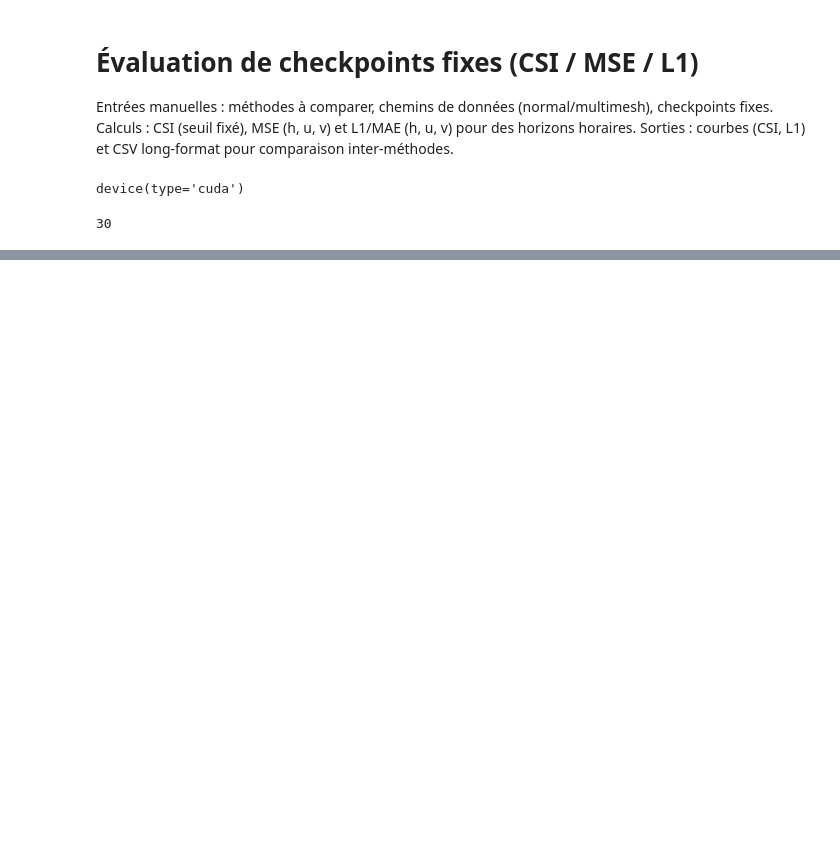
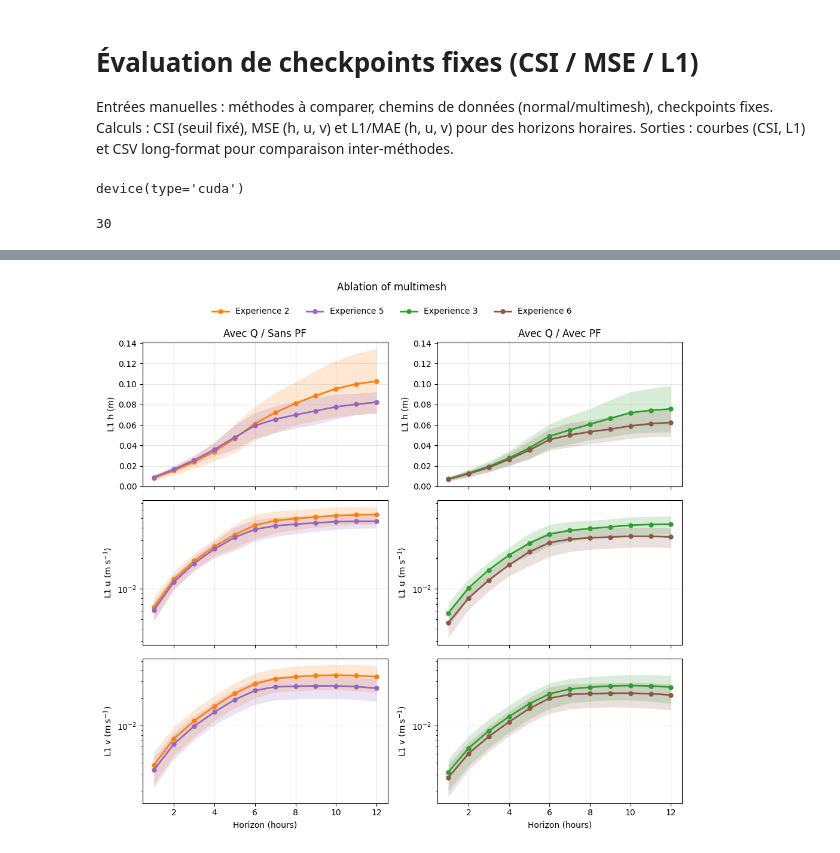
Before and after one commit to vmerc/gnn_modulus_test, a Jupyter notebook: jupyter/eval_checkpoints_fixed_hourly.ipynb, the cells around one changed output, grey strips where cells are left out. Cells and saved outputs as stored; diff of their text form; code cells hidden in the pictures; blank space fills up the shorter version.

```diff
--- a/jupyter/eval_checkpoints_fixed_hourly.ipynb
+++ b/jupyter/eval_checkpoints_fixed_hourly.ipynb
@@ -544,0 +1320,24 @@ df
+# %%
+MULTIMESH_ABLATION_PAIRS = [
+    {
+        "title": "Avec Q / Sans PF",
+        "standard": "Experience 2@900",
+        "multimesh": "Experience 5@900",
+    },
+    {
+        "title": "Avec Q / Avec PF",
+        "standard": "Experience 3@900",
+        "multimesh": "Experience 6@900",
+    },
+]
+
+
+plot_multimesh_ablation_single_figure_l1_std(
+    fixed_metrics,
+    HORIZONS_STEPS,
+    pairs=MULTIMESH_ABLATION_PAIRS,
+    dt_seconds=DT_SECONDS,
+    title="Ablation of multimesh",
+)
+# %% [output]
+[figure, added]
```
Also changed, not shown: parts of 11 cells of this notebook, 9 other files.
